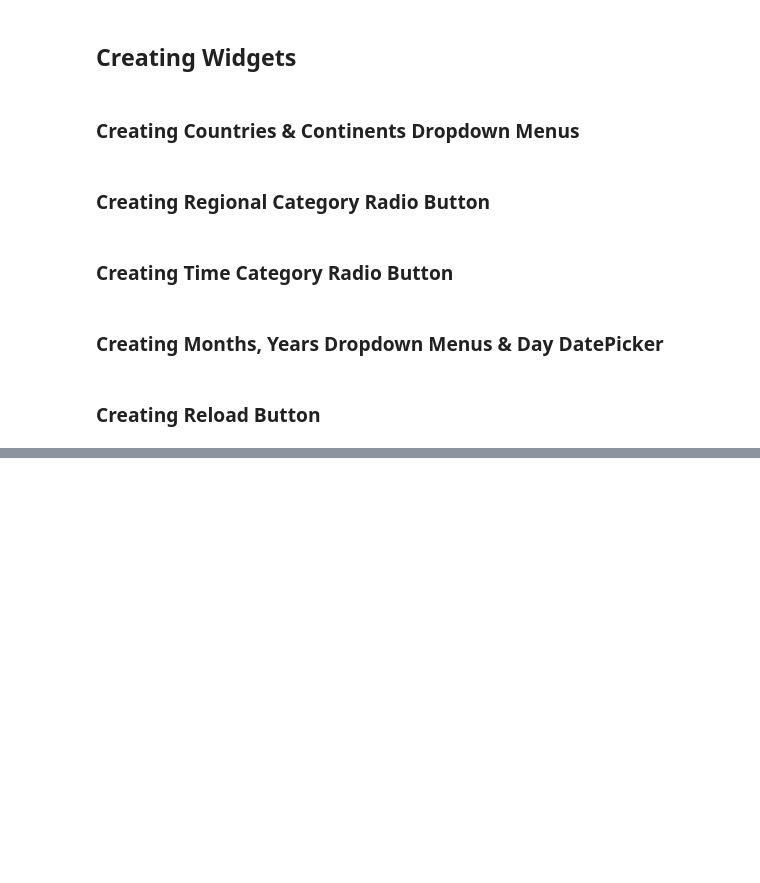
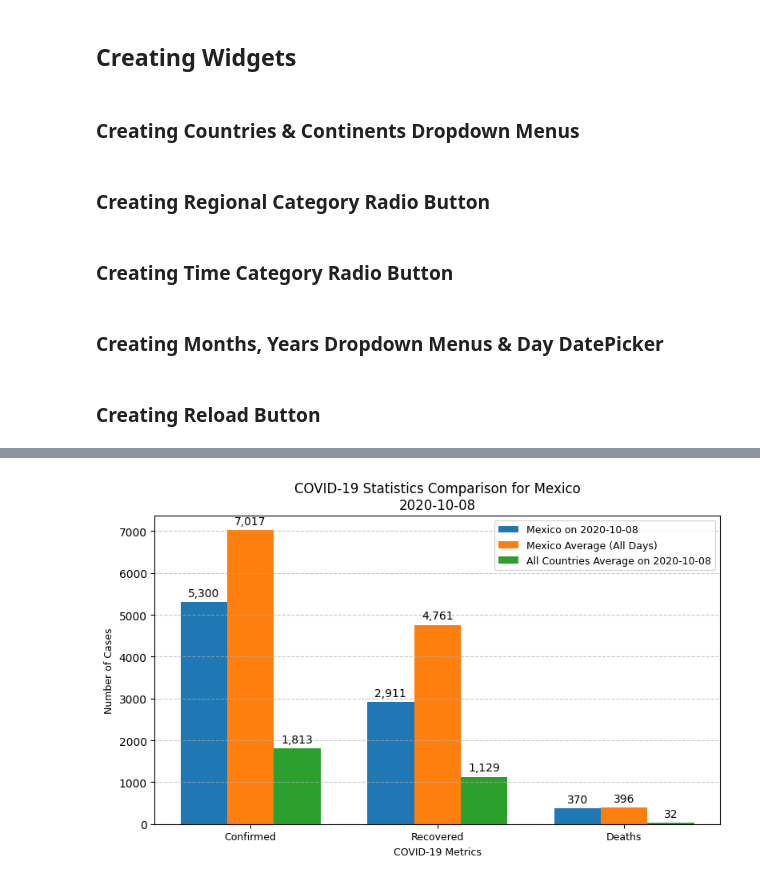
Before and after one commit to Feras3245/G5, a Jupyter notebook: Demo-1/Demo-1.ipynb, the cells around one changed output, grey strips where cells are left out. Drawn from its saved outputs; the diff is of its cells as text; code cells hidden in the pictures; blank space fills up the shorter version.

Commit message:
Demo v0.6.3
- intigrated dataset from #Hotfix3 and now finally getting realistic results
- finished implementing daily bar graph for countries

```diff
--- a/Demo-1/Demo-1.ipynb
+++ b/Demo-1/Demo-1.ipynb
@@ -11,7 +12,7 @@ from IPython.display import display
 ## Loading Datasets
 # %%
 # test data read
-covid_19_dataset = pd.read_csv('../dataset/new_dataset_2.csv')
+covid_19_dataset = pd.read_csv('../dataset/cleaned_dataset.csv')
 regions_dataset = pd.read_csv('../dataset/Countries by continents.csv')
 # %% [markdown]
 ## Creating Widgets
@@ -98,0 +89,78 @@ print(sample.head())
+# %%
+def plot_country_by_day(country:str, day:str):
+    df = pd.DataFrame(covid_19_dataset)
+
+    # Convert Date column to datetime
+    df['Date'] = pd.to_datetime(df['Date'])
+
+    # Target date
+    target_date = day
+
+    # 1. Get Country's data for the target date
+    date_filter = df['Date'] == pd.to_datetime(target_date)
+    target_df = df[date_filter]
+    country_on_date = target_df[target_df['Country'] == country]
+    country_date_values = country_on_date[['Confirmed', 'Recovered', 'Deaths']].values[0]
+
+    # 2. Calculate average for Country across all days
+    country_all_days = df[df['Country'] == country]
+    country_avg_values = country_all_days[['Confirmed', 'Recovered', 'Deaths']].mean().values
+
+    # 3. Calculate averages for all countries on the target date
+    all_countries_date_avg = target_df[['Confirmed', 'Recovered', 'Deaths']].mean().values
+
+    # Set up the plot
+    categories = ['Confirmed', 'Recovered', 'Deaths']
+    x = np.arange(len(categories))
+    width = 0.25  # Narrower bars to fit three side by side
+
+    fig, ax = plt.subplots(figsize=(8, 5))
+
+    # Create the three sets of bars
+    bar1 = ax.bar(x - width, country_date_values, width, label=f'{country} on {target_date}', color='#1f77b4')
+    bar2 = ax.bar(x, country_avg_values, width, label=f'{country} Average (All Days)', color='#ff7f0e')
+    bar3 = ax.bar(x + width, all_countries_date_avg, width, label=f'All Countries Average on {target_date}', color='#2ca02c')
+
+    # Add labels, title and custom x-axis tick labels
+    ax.set_xlabel('COVID-19 Metrics', fontsize=9)
+    ax.set_ylabel('Number of Cases', fontsize=9)
+    ax.set_title(f'COVID-19 Statistics Comparison for {country}\n{target_date}', fontsize=12)
+    ax.set_xticks(x)
+    ax.set_xticklabels(categories, fontsize=9)
+    ax.legend(fontsize=9)
+
+    # Add counts above bars
+    def add_labels(bars):
+        for bar in bars:
+            height = bar.get_height()
+            ax.annotate(f'{int(height):,}',
+                    xy=(bar.get_x() + bar.get_width() / 2, height),
+                    xytext=(0, 3),  # 3 points vertical offset
+                    textcoords="offset points",
+                    ha='center', va='bottom', fontsize=10)
+
+    add_labels(bar1)
+    add_labels(bar2)
+    add_labels(bar3)
+
+    # Add grid lines for better readability
+    ax.grid(axis='y', linestyle='--', alpha=0.7)
+
+    # Print the numerical results for reference
+    print(f"{country} values on {target_date}:")
+    for category, value in zip(categories, country_date_values):
+        print(f"  {category}: {value:.0f}")
+
+    print(f"\n{country} average across all days:")
+    for category, value in zip(categories, country_avg_values):
+        print(f"  {category}: {value:.2f}")
+
+    print(f"\nAll countries average on {target_date}:")
+    for category, value in zip(categories, all_countries_date_avg):
+        print(f"  {category}: {value:.2f}")
+
+    plt.tight_layout()
+    plt.show()
+
+plot_country_by_day('Mexico', '2020-10-08')
+# %% [output]
@@ -98,0 +181 @@ print(sample.head())
+[figure, added]
```
Also changed, not shown: parts of 5 cells of this notebook, 3 other files.
